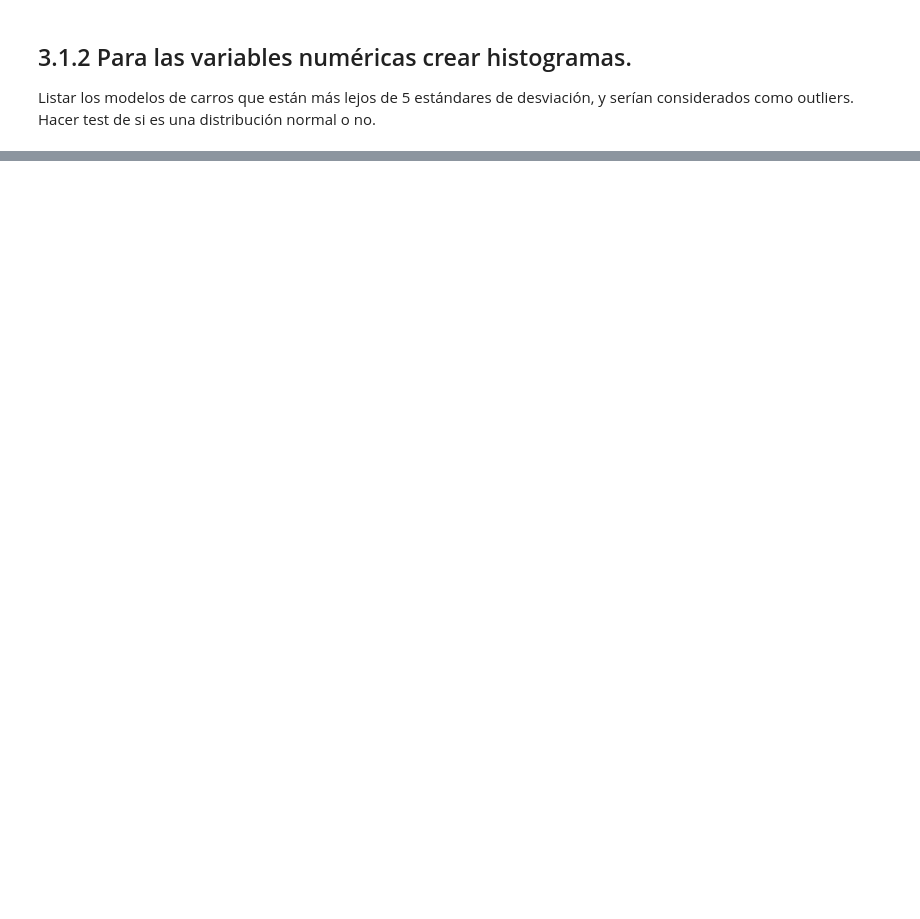
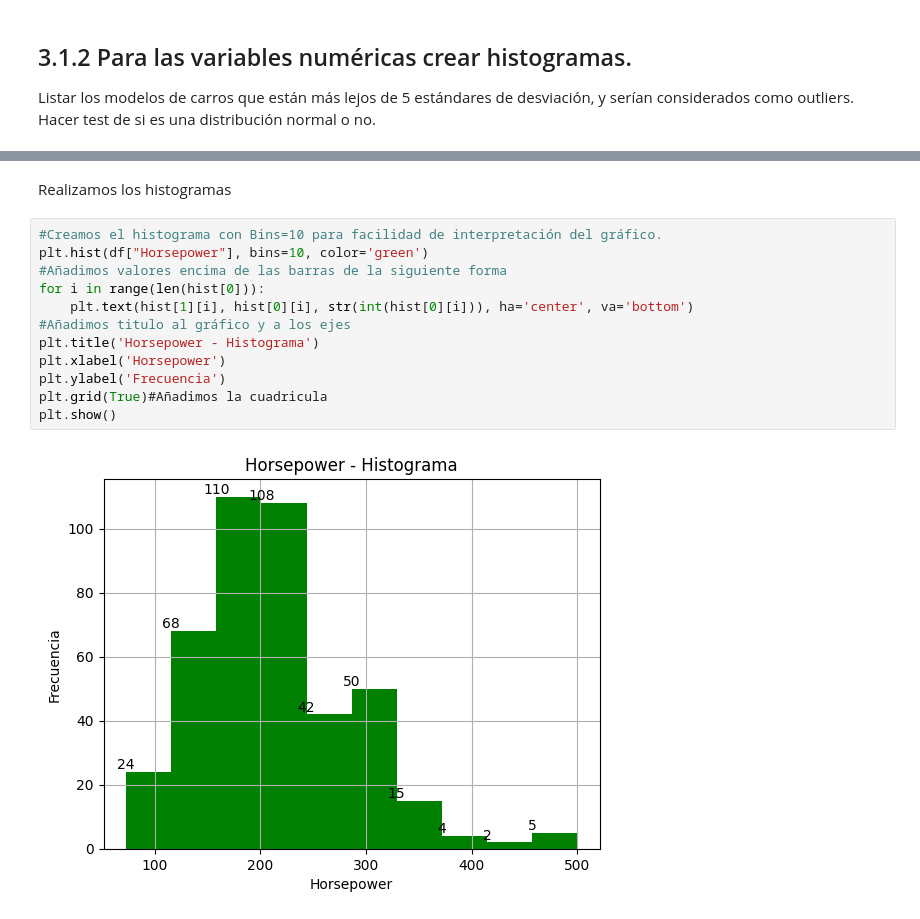
Before and after one commit to MiguelRiosT/Estadistica3_2023-2, a Jupyter notebook: Tarea1/src/notebook/Punto3.ipynb, the cells around one changed output, grey strips where cells are left out. Drawn from its saved outputs; the diff is of its cells as text; blank space fills up the shorter version.

```diff
--- a/Tarea1/src/notebook/Punto3.ipynb
+++ b/Tarea1/src/notebook/Punto3.ipynb
@@ -185,0 +189,16 @@ Hacer test de si es una distribución normal o no.
+# %% [markdown]
+Realizamos los histogramas
+# %%
+#Creamos el histograma con Bins=10 para facilidad de interpretación del gráfico.
+plt.hist(df["Horsepower"], bins=10, color='green')
+#Añadimos valores encima de las barras de la siguiente forma
+for i in range(len(hist[0])):
+    plt.text(hist[1][i], hist[0][i], str(int(hist[0][i])), ha='center', va='bottom')
+#Añadimos titulo al gráfico y a los ejes
+plt.title('Horsepower - Histograma')
+plt.xlabel('Horsepower')
+plt.ylabel('Frecuencia')
+plt.grid(True)#Añadimos la cuadricula
+plt.show()
+# %% [output]
+[figure, added]
```
Also changed, not shown: parts of 6 cells of this notebook.
